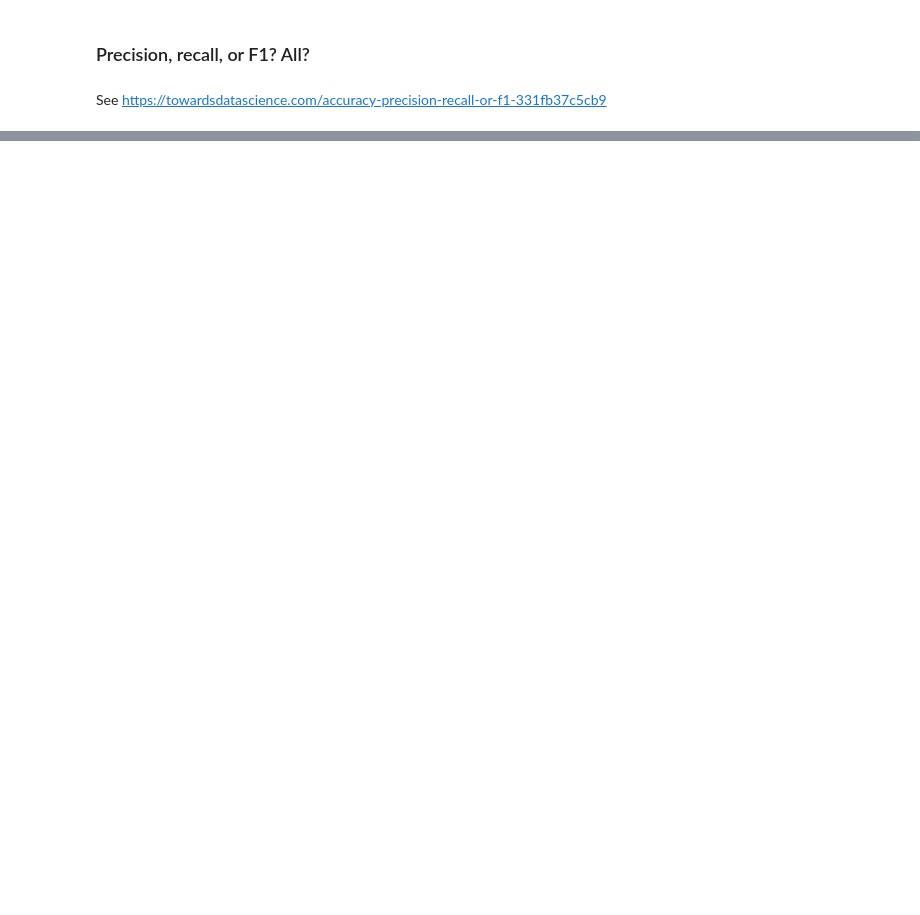
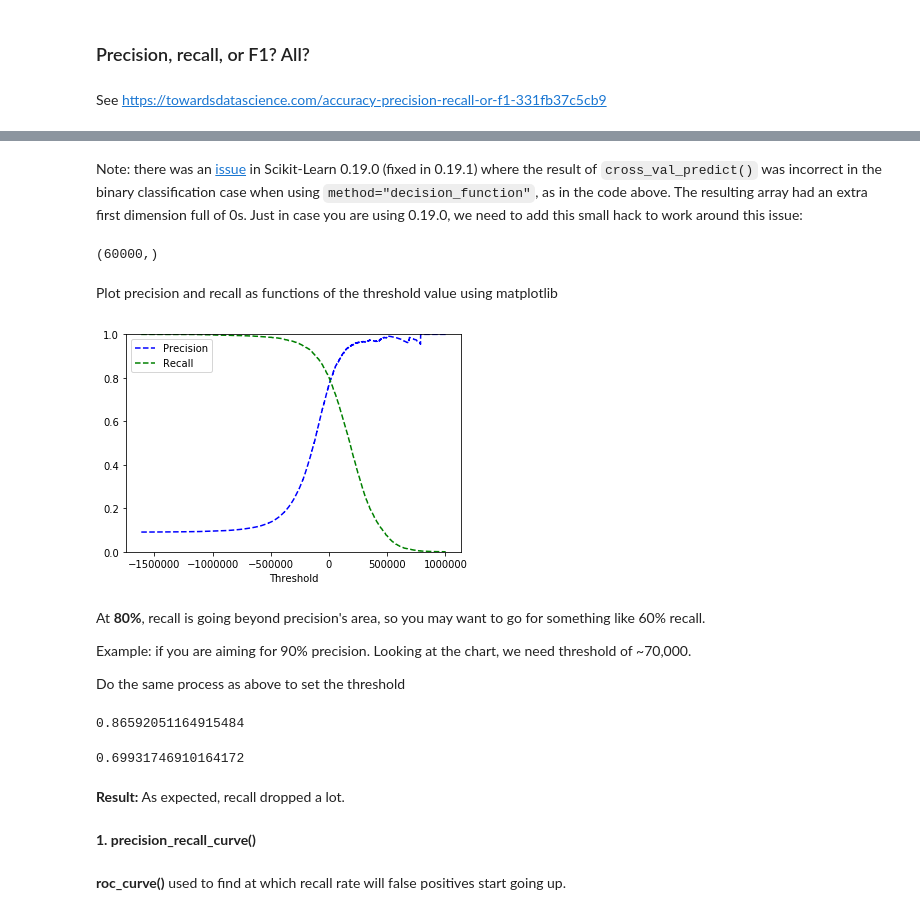
Before and after one commit to czarinacatambing/handson-ml, a Jupyter notebook: 003_Number_classifier.ipynb, the cells around one changed output, grey strips where cells are left out. Cells and saved outputs as stored; diff of their text form; code cells hidden in the pictures; blank space fills up the shorter version.

```diff
--- a/003_Number_classifier.ipynb
+++ b/003_Number_classifier.ipynb
@@ -235,0 +279,54 @@ See https://towardsdatascience.com/accuracy-precision-recall-or-f1-331fb37c5cb9
+# %% [markdown]
+Note: there was an [issue](https://github.com/scikit-learn/scikit-learn/issues/9589) in Scikit-Learn 0.19.0 (fixed in 0.19.1) where the result of `cross_val_predict()` was incorrect in the binary classification case when using `method="decision_function"`, as in the code above. The resulting array had an extra first dimension full of 0s. Just in case you are using 0.19.0, we need to add this small hack to work around this issue:
+# %%
+y_scores = cross_val_predict(sgd_clf, X_train, y_train_5, cv=3,
+                             method="decision_function")
+
+y_scores.shape
+# %% [output]
+(60000,)
+# %%
+# hack to work around issue #9589 in Scikit-Learn 0.19.0
+if y_scores.ndim == 2:
+    y_scores = y_scores[:, 1]
+# %%
+from sklearn.metrics import precision_recall_curve
+
+precisions, recalls, thresholds = precision_recall_curve(y_train_5, y_scores)
+# %% [markdown]
+Plot precision and recall as functions of the threshold value using matplotlib
+# %%
+def plot_precision_recall_vs_threshold(precisions, recalls, thresholds):
+    plt.plot(thresholds, precisions[:-1], "b--", label="Precision")
+    plt.plot(thresholds, recalls[:-1], 'g--',label='Recall')
+    plt.xlabel('Threshold')
+    plt.legend(loc='upper left')
+    plt.ylim([0,1])
+
+
+plot_precision_recall_vs_threshold(precisions, recalls, thresholds)
+plt.show()
+# %% [output]
+[figure, added]
+# %% [markdown]
+At **80%**, recall is going beyond precision's area, so you may want to go for something like 60% recall.
+
+Example: if you are aiming for 90% precision. Looking at the chart, we need threshold of ~70,000.
+
+Do the same process as above to set the threshold
+# %%
+y_train_pred_90 = y_scores > 70000
+
+precision_score(y_train_5, y_train_pred_90)
+# %% [output]
+0.86592051164915484
+# %%
+recall_score(y_train_5, y_train_pred_90)
+# %% [output]
+0.69931746910164172
+# %% [markdown]
+**Result:** As expected, recall dropped a lot.
+# %% [markdown]
+**1. precision_recall_curve()**
+# %% [markdown]
+**roc_curve()** used to find at which recall rate will false positives start going up.
```
Also changed, not shown: parts of 78 cells of this notebook, 1 other file.
